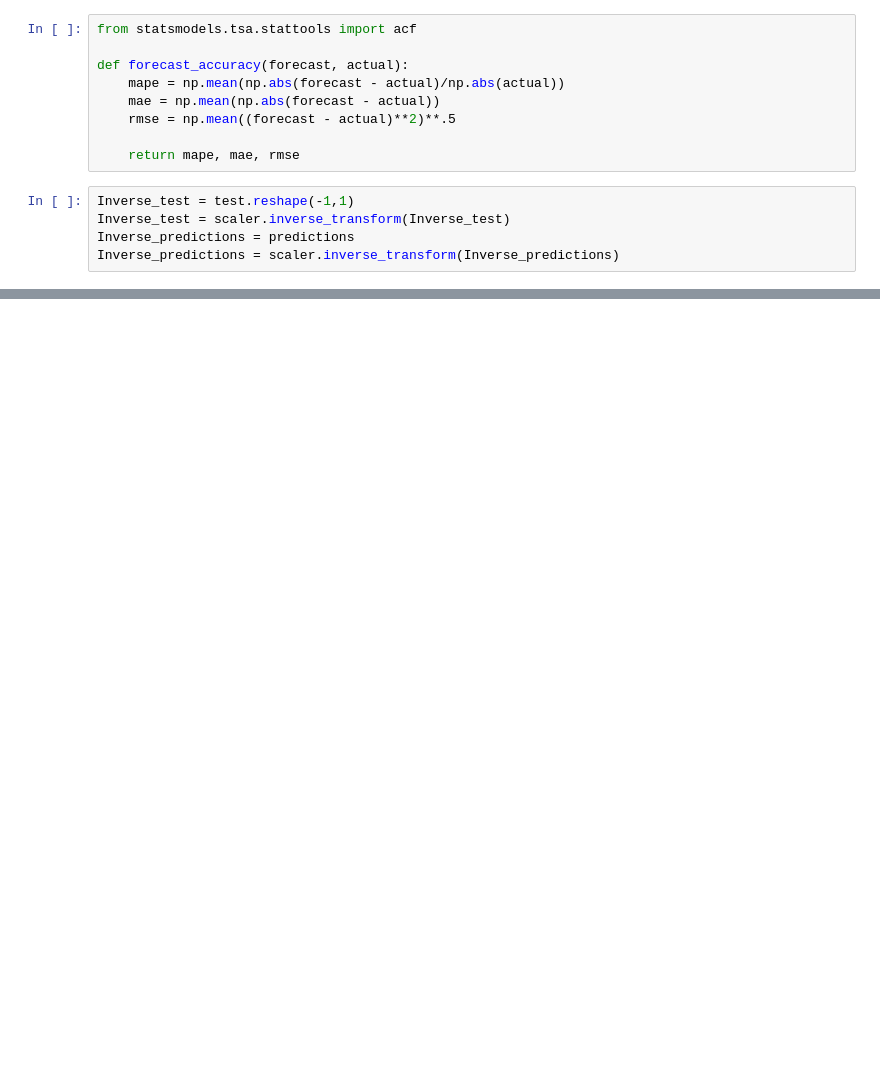
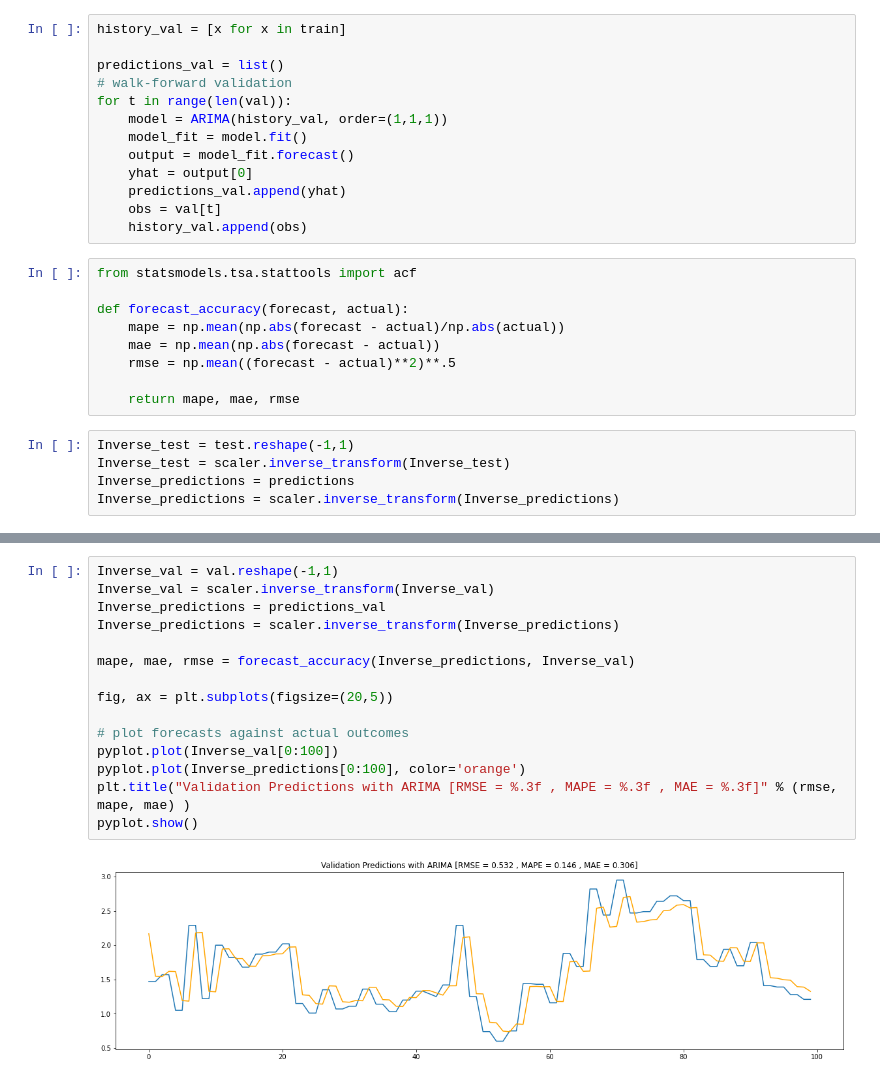
Before and after one commit to Malekkamoua/Quality-prediction-industry-4.0, a Jupyter notebook: 5_Forecasting | ARIMA.ipynb, the cells around one changed output, grey strips where cells are left out. Cells and saved outputs as stored; diff of their text form; blank space fills up the shorter version.

```diff
--- a/5_Forecasting | ARIMA.ipynb
+++ b/5_Forecasting | ARIMA.ipynb
@@ -99,3 +101,16 @@ for t in range(len(test)):
+# %%
+history_val = [x for x in train]
+
+predictions_val = list()
+# walk-forward validation
+for t in range(len(val)):
+	model = ARIMA(history_val, order=(1,1,1))
+	model_fit = model.fit()
+	output = model_fit.forecast()
+	yhat = output[0]
+	predictions_val.append(yhat)
+	obs = val[t]
+	history_val.append(obs)
 # %%
 from statsmodels.tsa.stattools import acf
 
@@ -127,3 +142,20 @@ pyplot.show()
+# %%
+Inverse_val = val.reshape(-1,1)
+Inverse_val = scaler.inverse_transform(Inverse_val)
+Inverse_predictions = predictions_val
+Inverse_predictions = scaler.inverse_transform(Inverse_predictions)
+
+mape, mae, rmse = forecast_accuracy(Inverse_predictions, Inverse_val)
+
+fig, ax = plt.subplots(figsize=(20,5))
+
+# plot forecasts against actual outcomes
+pyplot.plot(Inverse_val[0:100])
+pyplot.plot(Inverse_predictions[0:100], color='orange')
+plt.title("Validation Predictions with ARIMA [RMSE = %.3f , MAPE = %.3f , MAE = %.3f]" % (rmse, mape, mae) )
+pyplot.show()
+# %% [output]
+[figure, added]
 # %%
 ''' from pmdarima.arima import auto_arima
 
```
Also changed, not shown: parts of 3 cells of this notebook.
